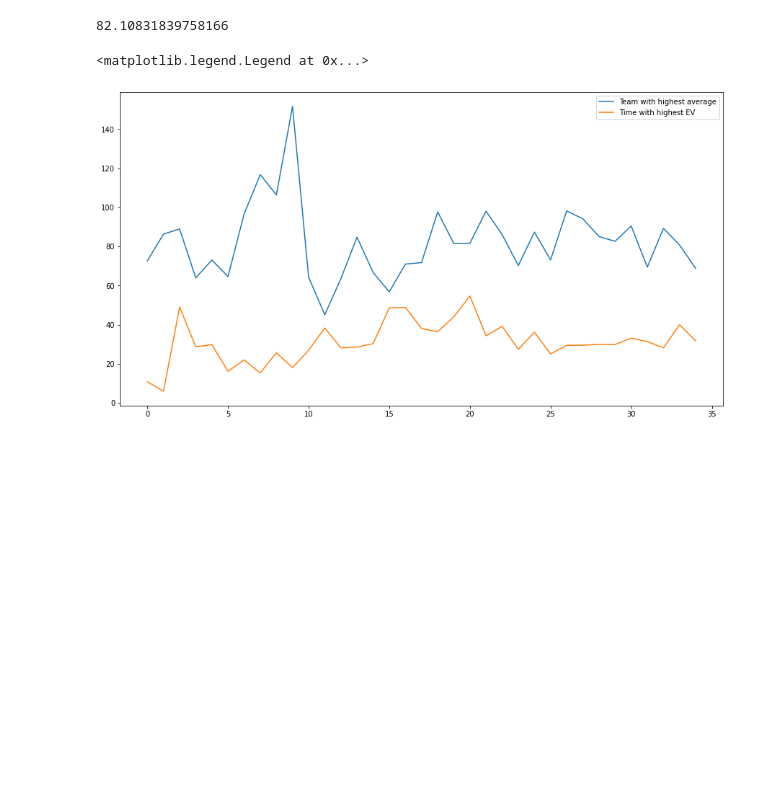
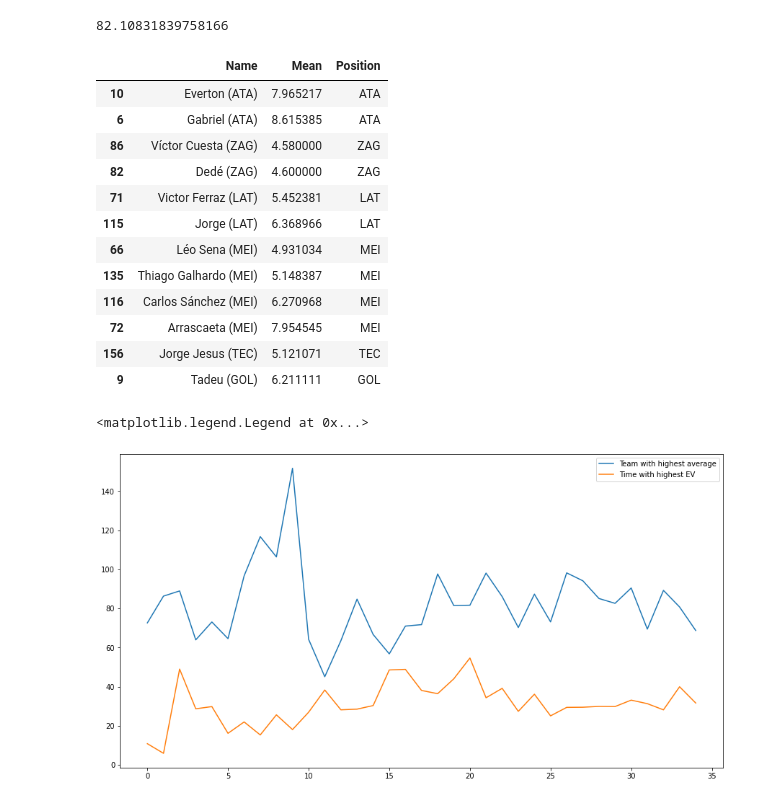
Before and after one commit to livelif/data-science, a Jupyter notebook: python/Udacity/cartola/CartolaUdacity_English_Version.ipynb, the cells around one changed output. Cells and saved outputs as stored; diff of their text form; code cells hidden in the pictures; blank space fills up the shorter version.

```diff
--- a/python/Udacity/cartola/CartolaUdacity_English_Version.ipynb
+++ b/python/Udacity/cartola/CartolaUdacity_English_Version.ipynb
@@ -365,6 +389,22 @@ scorePerRoundTeamHighestAverage = generateDataFromColumnPerRound("Últ. Pont.",
 print(scorePerRoundTeamHighestAverage.mean())
 # %% [output]
 82.10831839758166
+# %%
+playersWithHighestAverage
+# %% [output]
+|  | Name | Mean | Position |
+| 10 | Everton (ATA) | 7.965217 | ATA |
+| 6 | Gabriel (ATA) | 8.615385 | ATA |
+| 86 | Víctor Cuesta (ZAG) | 4.580000 | ZAG |
+| 82 | Dedé (ZAG) | 4.600000 | ZAG |
+| 71 | Victor Ferraz (LAT) | 5.452381 | LAT |
+| 115 | Jorge (LAT) | 6.368966 | LAT |
+| 66 | Léo Sena (MEI) | 4.931034 | MEI |
+| 135 | Thiago Galhardo (MEI) | 5.148387 | MEI |
+| 116 | Carlos Sánchez (MEI) | 6.270968 | MEI |
+| 72 | Arrascaeta (MEI) | 7.954545 | MEI |
+| 156 | Jorge Jesus (TEC) | 5.121071 | TEC |
+| 9 | Tadeu (GOL) | 6.211111 | GOL |
 # %%
 import matplotlib.pyplot as plt
 plt.figure(figsize=(15,8))
```
Also changed, not shown: parts of 16 cells of this notebook, 1 other file.
